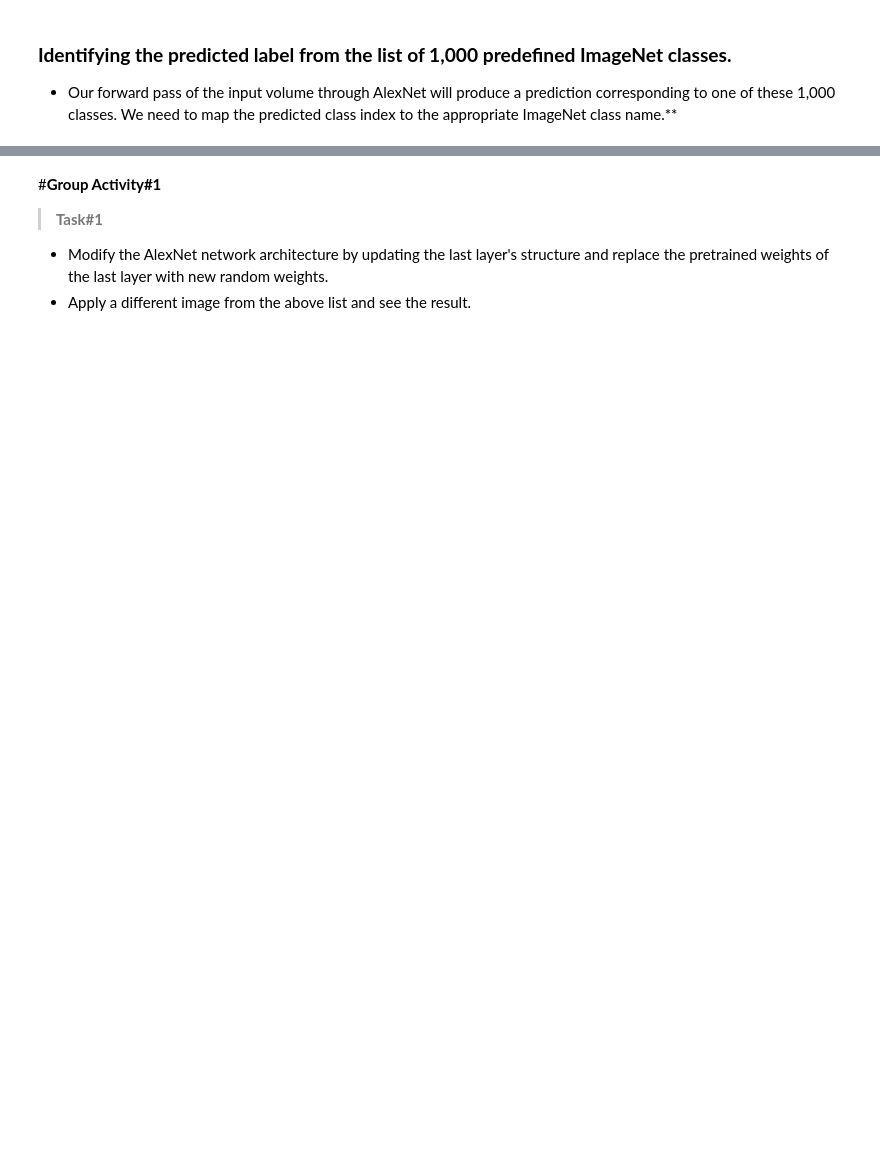
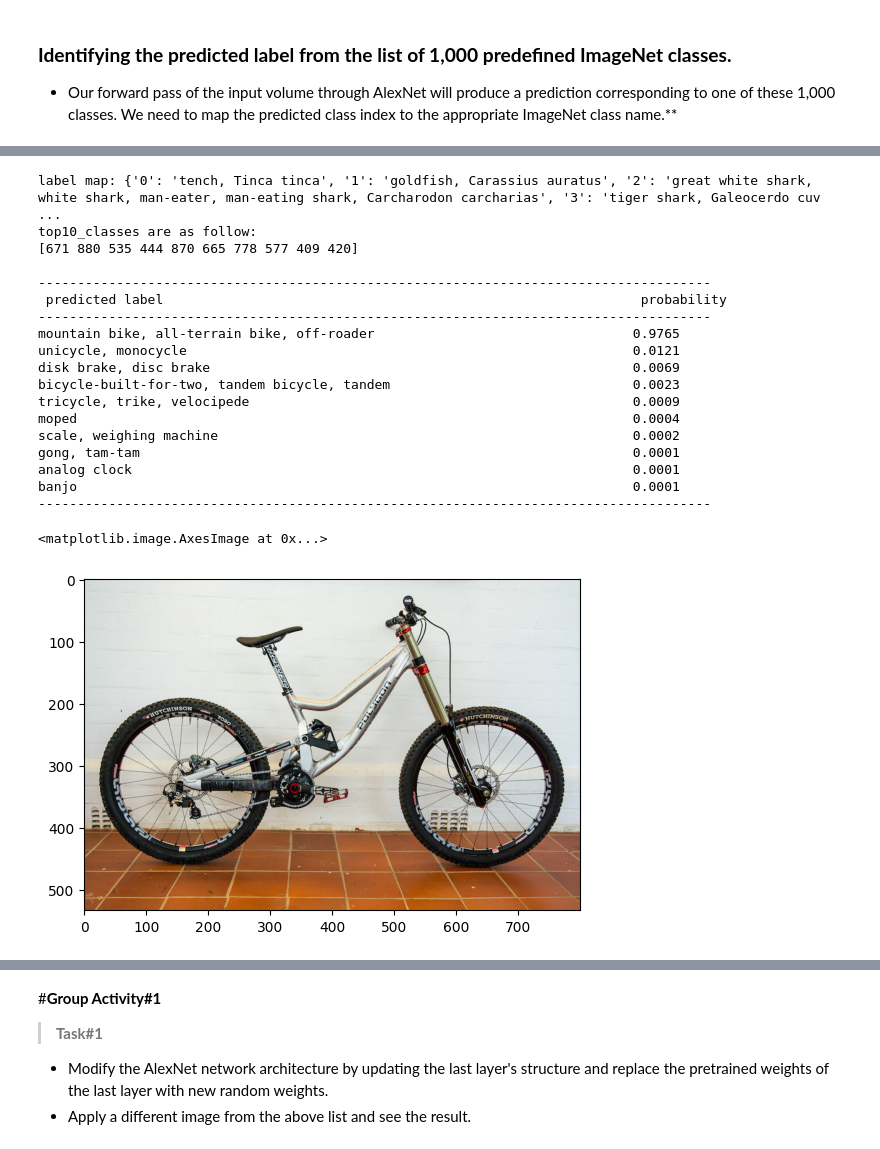
Before and after one commit to alimoorreza/CS181-fall26-notes, a Jupyter notebook: day07_popular_cnn2_alexnet_dissection.ipynb, the cells around one changed output, grey strips where cells are left out. Saved outputs shown, nothing was run; the diff lists cells and outputs as text; code cells hidden in the pictures; blank space fills up the shorter version.

```diff
--- a/day07_popular_cnn2_alexnet_dissection.ipynb
+++ b/day07_popular_cnn2_alexnet_dissection.ipynb
@@ -252,26 +288,3 @@ Probability of class-0: 5.178334150368613e-11
 # %% [markdown]
 ### **Identifying the predicted label from the list of 1,000 predefined ImageNet classes.**
 - Our forward pass of the input volume through AlexNet will produce a prediction corresponding to one of these 1,000 classes. We need to map the predicted class index to the appropriate ImageNet class name.**
-# %%
-import json
-import numpy as np
-
-def load_json_file(file_path):
-
-  data = {}
-  with open(file_path, 'r') as file:
-    data = json.load(file)
-
-  return data
-
-def write_json_file(file_path):
-
-  data = {}
-  with open(file_path, 'w') as file:
-    data = json.dump(data, file)
-
-  return data
-
-file_path         = '/content/drive/MyDrive/cs181_fall26/module_3_classification/imagenet_1000_classes.json'
-label_map         = load_json_file(file_path)
-print(label_map)
@@ -327,0 +291,24 @@ Consider using tensor.detach() first. (Triggered internally at /pytorch/torch/cs
+# %%
+display_prediction(output_prob, label_map, how_many=10)
+plt.imshow(img)
+# %% [output]
+label map: {'0': 'tench, Tinca tinca', '1': 'goldfish, Carassius auratus', '2': 'great white shark, white shark, man-eater, man-eating shark, Carcharodon carcharias', '3': 'tiger shark, Galeocerdo cuv ...
+top10_classes are as follow:
+[671 880 535 444 870 665 778 577 409 420]
+
+--------------------------------------------------------------------------------------
+ predicted label                                                             probability
+--------------------------------------------------------------------------------------
+mountain bike, all-terrain bike, off-roader                                 0.9765
+unicycle, monocycle                                                         0.0121
+disk brake, disc brake                                                      0.0069
+bicycle-built-for-two, tandem bicycle, tandem                               0.0023
+tricycle, trike, velocipede                                                 0.0009
+moped                                                                       0.0004
+scale, weighing machine                                                     0.0002
+gong, tam-tam                                                               0.0001
+analog clock                                                                0.0001
+banjo                                                                       0.0001
+--------------------------------------------------------------------------------------
+<matplotlib.image.AxesImage at 0x...>
+[figure, added]
```
Also changed, not shown: parts of 20 cells of this notebook.
